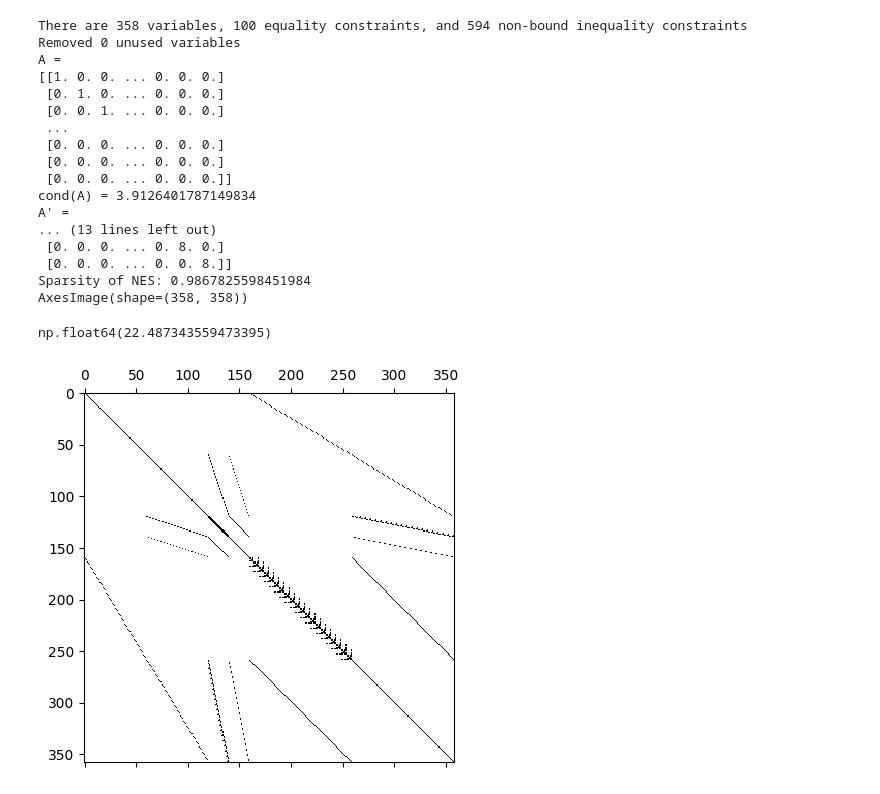
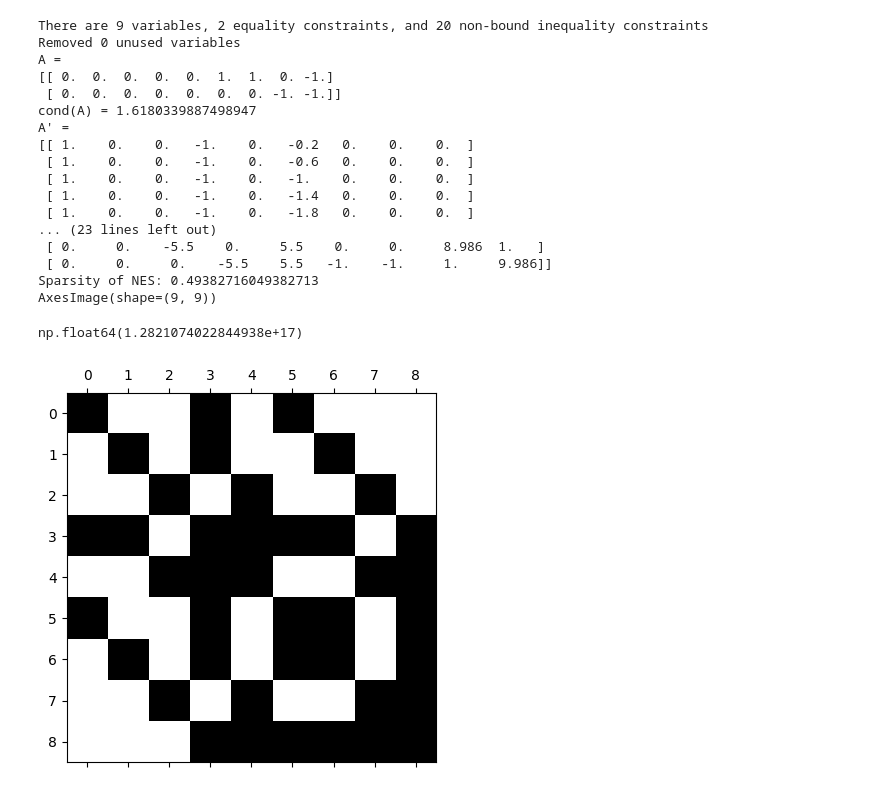
Before and after one commit to micpap25/ENG-QUANT, a Jupyter notebook: experiments/cond_unimodular_test.ipynb, the cells around one changed output. Cells and saved outputs as stored; diff of their text form; code cells hidden in the pictures.

```diff
--- a/experiments/cond_unimodular_test.ipynb
+++ b/experiments/cond_unimodular_test.ipynb
@@ -22,10 +19,9 @@ from relaxers.standard_form import standard_form # type: ignore[reportMissingImp
 np.set_printoptions(linewidth=np.inf)
 # %%
 # Number of copies of the network in the toy system
-N=20
+N=1
 
 # Whether the production and flow variables have upper bounds
-=True
 F_UPPER_BOUNDS=True
 
 # Whether the demand constraint is an equality or inequality
@@ -85,30 +78,30 @@ np.float64(4.762269999610536)
 # %%
-toy_problem_to_json(N, , F_UPPER_BOUNDS, DEMAND_INEQUALITY, GAMMA, LAMBD,
+toy_problem_to_json(N, F_UPPER_BOUNDS, DEMAND_INEQUALITY, GAMMA, LAMBD,
                         EPS, DELTA, LP, LF, UP)
 quadratic_model_lin_approx(LIN_CONSTRAINTS, OUTER_APPROXIMATION, COEFFICIENT_SURROGATE,
                                 SURROGATE_BOUND_BELOW, SURROGATE_BOUND_ABOVE)
 # quadratic_lin_approx_no_surrogate(LIN_CONSTRAINTS, OUTER_APPROXIMATION)
 condition_number_nes_basic(bounds=2, verbose=True)
 # %% [output]
-There are 358 variables, 100 equality constraints, and 594 non-bound inequality constraints
+There are 9 variables, 2 equality constraints, and 20 non-bound inequality constraints
 Removed 0 unused variables
 A =
-[[1. 0. 0. ... 0. 0. 0.]
- [0. 1. 0. ... 0. 0. 0.]
- [0. 0. 1. ... 0. 0. 0.]
- ...
- [0. 0. 0. ... 0. 0. 0.]
- [0. 0. 0. ... 0. 0. 0.]
- [0. 0. 0. ... 0. 0. 0.]]
-cond(A) = 3.9126401787149834
+[[ 0.  0.  0.  0.  0.  1.  1.  0. -1.]
+ [ 0.  0.  0.  0.  0.  0.  0. -1. -1.]]
+cond(A) = 1.6180339887498947
 A' =
-... (13 lines left out)
- [0. 0. 0. ... 0. 8. 0.]
- [0. 0. 0. ... 0. 0. 8.]]
-Sparsity of NES: 0.9867825598451984
-AxesImage(shape=(358, 358))
+[[ 1.    0.    0.   -1.    0.   -0.2   0.    0.    0.  ]
+ [ 1.    0.    0.   -1.    0.   -0.6   0.    0.    0.  ]
+ [ 1.    0.    0.   -1.    0.   -1.    0.    0.    0.  ]
+ [ 1.    0.    0.   -1.    0.   -1.4   0.    0.    0.  ]
+ [ 1.    0.    0.   -1.    0.   -1.8   0.    0.    0.  ]
+... (23 lines left out)
+ [ 0.     0.    -5.5    0.     5.5    0.     0.     8.986  1.   ]
+ [ 0.     0.     0.    -5.5    5.5   -1.    -1.     1.     9.986]]
+Sparsity of NES: 0.49382716049382713
+AxesImage(shape=(9, 9))
-np.float64(22.487343559473395)
+np.float64(1.2821074022844938e+17)
-[figure, old version]
+[figure, new version]
 # %%
 quadratic_model_lin_approx(10, OUTER_APPROXIMATION, COEFFICIENT_SURROGATE,
                                 SURROGATE_BOUND_BELOW, SURROGATE_BOUND_ABOVE,
```
Also changed, not shown: parts of 3 cells of this notebook, 8 other files.
